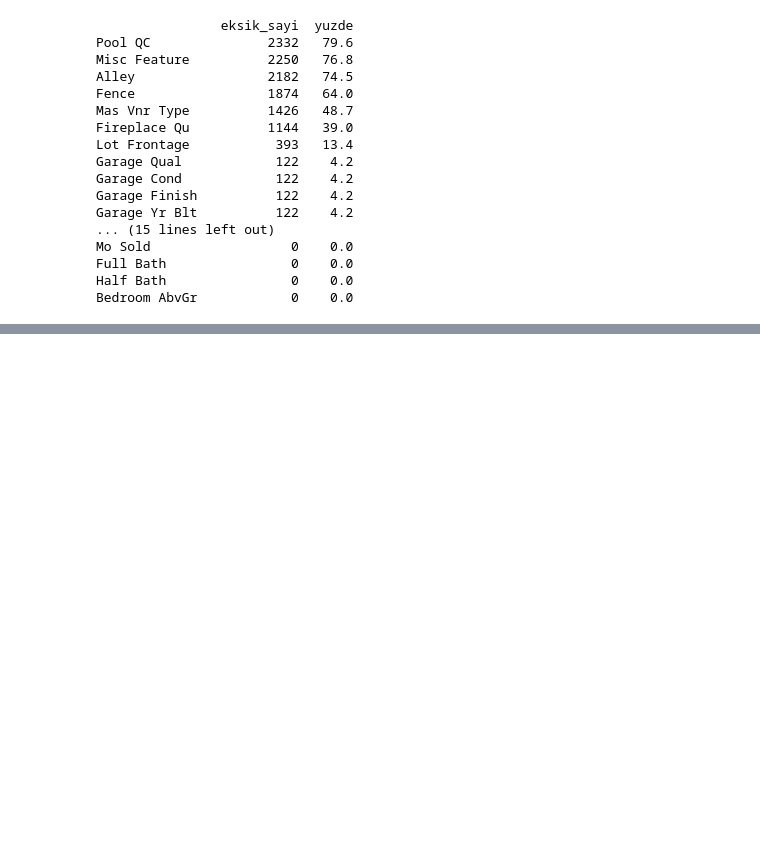
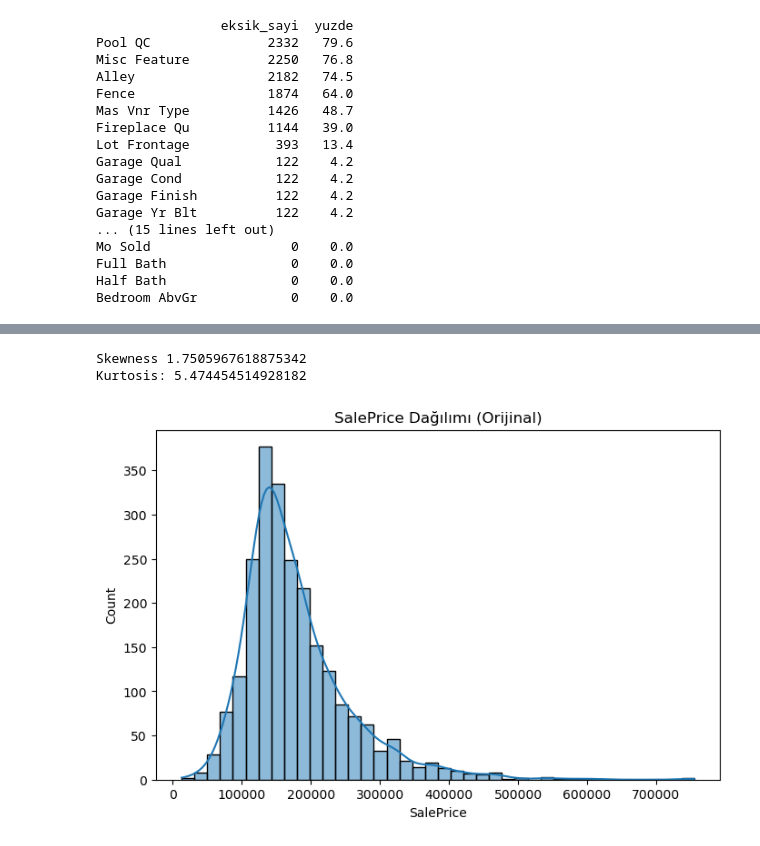
Before and after one commit to enesacarq/ames-housing-price-prediction, a Jupyter notebook: ames_house_price_analysis.ipynb, the cells around one changed output, grey strips where cells are left out. Drawn from its saved outputs; the diff is of its cells as text; code cells hidden in the pictures; blank space fills up the shorter version.

Commit message:
add histogram and log

```diff
--- a/ames_house_price_analysis.ipynb
+++ b/ames_house_price_analysis.ipynb
@@ -139,0 +142,15 @@ Bedroom AbvGr            0    0.0
+# %%
+print("Skewness",train_df["SalePrice"].skew()) #skew 0a yakınsa simetrik, > 1 ise güçlü sağa çarpık.
+print("Kurtosis:", train_df['SalePrice'].kurt()) # kurt: yüksekse kuyruklar ağır (çok uç değer var).
+# %% [output]
+Skewness 1.7505967618875342
+Kurtosis: 5.474454514928182
+# %%
+
+plt.figure(figsize=(8, 5))
+sns.histplot(train_df['SalePrice'], kde=True, bins=40)
+plt.title('SalePrice Dağılımı (Orijinal)')
+plt.xlabel('SalePrice')
+plt.show()
+# %% [output]
+[figure, added]
```
Also changed, not shown: parts of 6 cells of this notebook.
